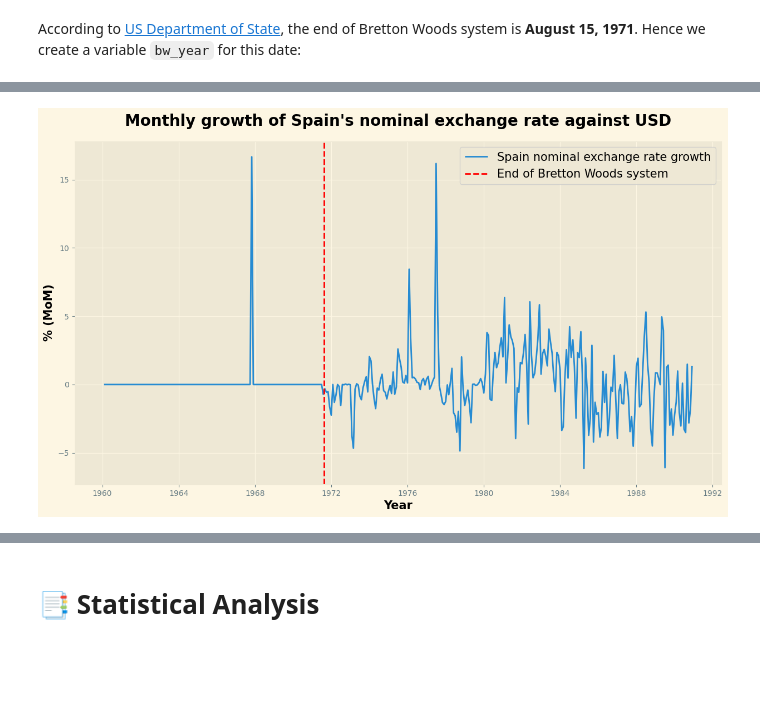
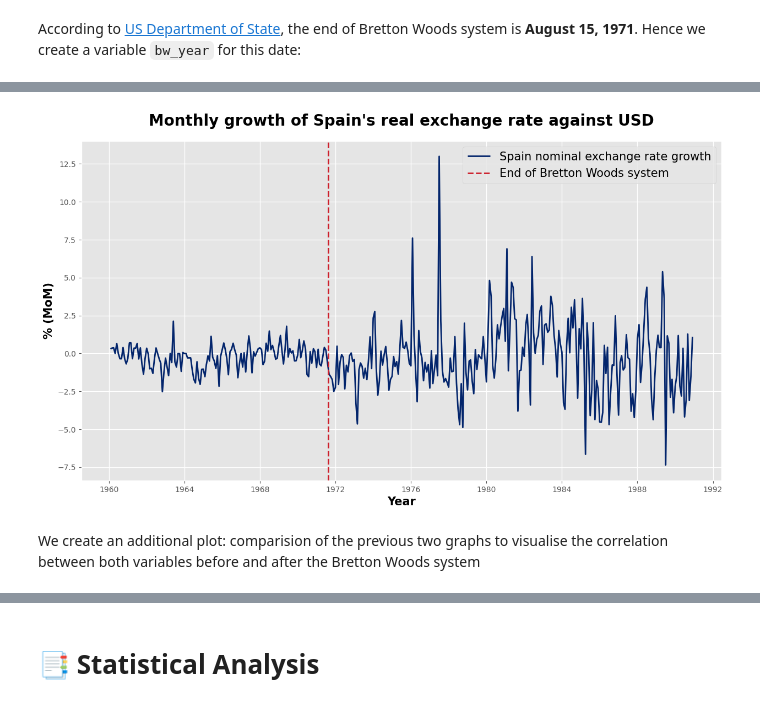
Before and after one commit to ruikai30/ec1b1_group_10, a Jupyter notebook: notebook.ipynb, the cells around one changed output, grey strips where cells are left out. Drawn from its saved outputs; the diff is of its cells as text; code cells hidden in the pictures; blank space fills up the shorter version.

```diff
--- a/notebook.ipynb
+++ b/notebook.ipynb
@@ -466,0 +488,26 @@ Now we proceed to plot the necessary graphs. Note that we used `matplotlib` pack
+# %%
+# Only this code chunk is fully commented, the rest of the plots are similar, and codes are very self-explanatory
+# 'fontsize', 'weight', 'color', 'linestyle', 'pad' are purely for aesthetic purposes for good graphical design
+
+# Create figure size that fits the notebook neatly
+plt.figure(figsize = (15, 8))
+
+# Plot the variables
+plt.plot(df['date'], df['spain_nominal_exchange_rate_growth'], label='Spain nominal exchange rate growth', color='#03256C')
+
+# Add the labels
+plt.xlabel('Year', fontsize=15, weight='bold', color='black')
+plt.ylabel('% (MoM)', fontsize=15, weight='bold', color='black')
+
+# Add an additional line (if required, for e.g. to show time of end of Bretton Woods system)
+plt.axvline(x=bw_year, color='#CD202C', linestyle='--', label='End of Bretton Woods system')
+
+# Add title and legend
+plt.title("Monthly growth of Spain's nominal exchange rate against USD", fontsize=20, weight='bold', pad=20)
+plt.legend(fontsize=15)
+
+# We adopt a consistent 'ggplot' theme throughout
+plt.style.use('ggplot')
+
+# Save as PNG with an appropriate name and resolution
+plt.savefig("./graphs/Monthly growth of Spain's nominal exchange rate against USD.png", dpi=300)
@@ -467,11 +516,13 @@ Now we proceed to plot the necessary graphs. Note that we used `matplotlib` pack
 # %%
 plt.figure(figsize = (15, 8))
-plt.plot(df['date'], df['spain_nominal_exchange_rate_growth'], label='Spain nominal exchange rate growth')
+plt.plot(df['date'], df['spain_real_exchange_rate_growth'], label='Spain nominal exchange rate growth', color='#03256C')
 plt.xlabel('Year', fontsize=15, weight='bold', color='black')
 plt.ylabel('% (MoM)', fontsize=15, weight='bold', color='black')
-plt.axvline(x=bw_year, color='red', linestyle='--', label='End of Bretton Woods system')
-plt.title("Monthly growth of Spain's nominal exchange rate against USD", fontsize=20, weight='bold', pad=20)
+plt.axvline(x=bw_year, color='#CD202C', linestyle='--', label='End of Bretton Woods system')
+plt.title("Monthly growth of Spain's real exchange rate against USD", fontsize=20, weight='bold', pad=20)
 plt.legend(fontsize=15)
-plt.style.use('Solarize_Light2')
+plt.style.use('ggplot')
 # %% [output]
-[figure, old version]
+[figure, new version]
+# %% [markdown]
+We create an additional plot: comparision of the previous two graphs to visualise the correlation between both variables before and after the Bretton Woods system
```
Also changed, not shown: parts of 20 cells of this notebook, 3 other files.
